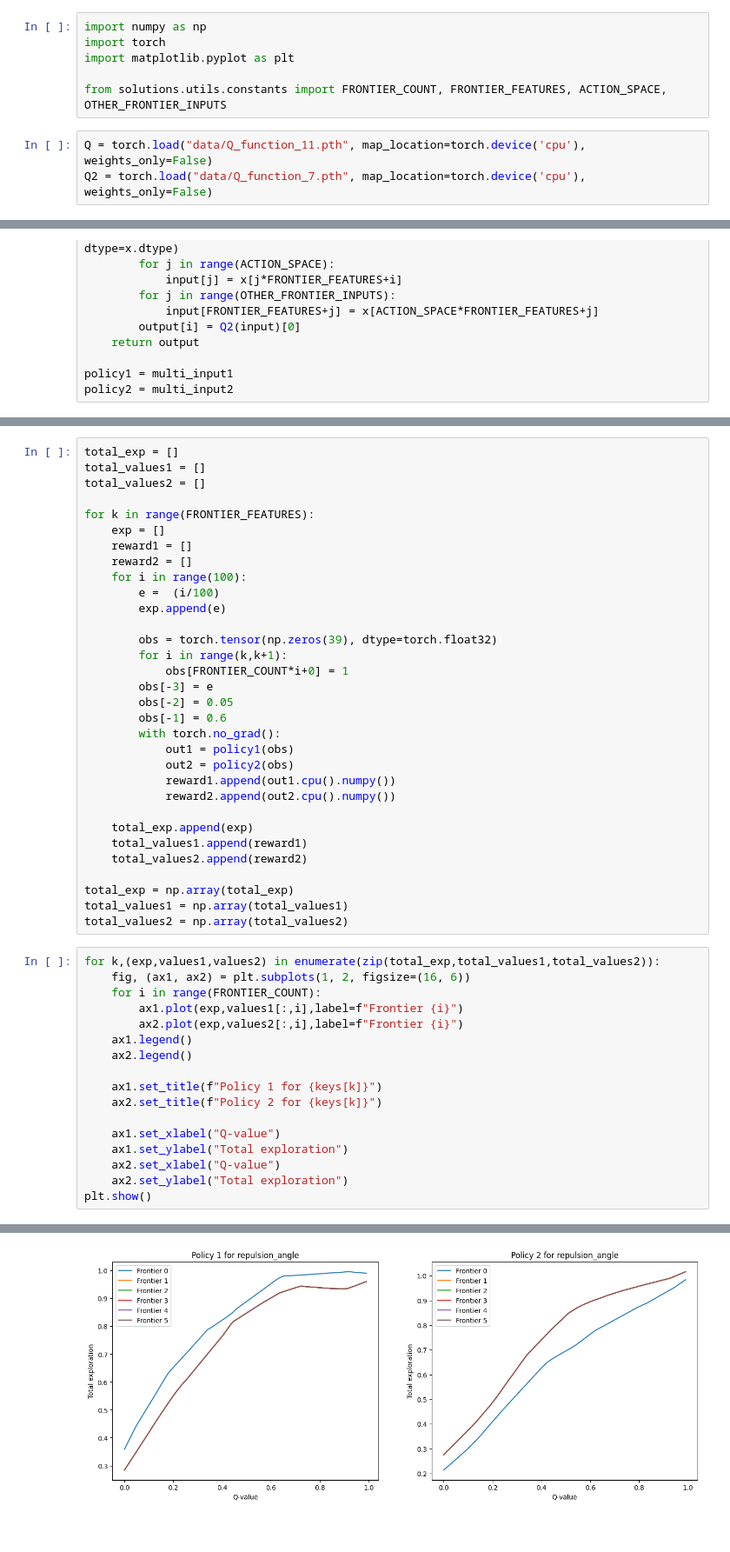
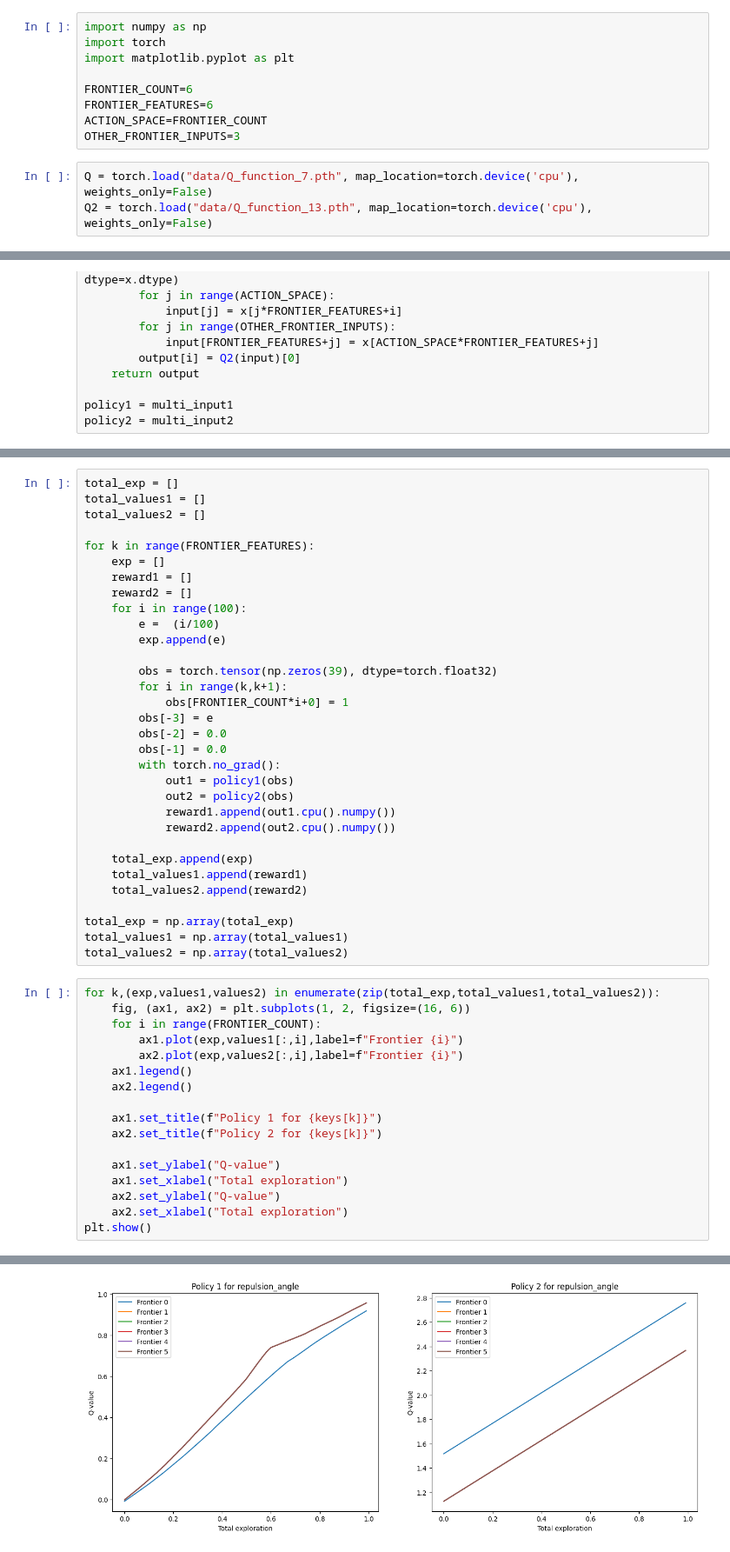
Before and after one commit to Etyl/swarm-rescue, a Jupyter notebook: rl/function_vis.ipynb, the cells around one changed output, grey strips where cells are left out. Shown at 87% size. Drawn from its saved outputs; the diff is of its cells as text.

```diff
--- a/rl/function_vis.ipynb
+++ b/rl/function_vis.ipynb
@@ -3,10 +3,13 @@ import numpy as np
 import torch
 import matplotlib.pyplot as plt
 
-from solutions.utils.constants import FRONTIER_COUNT, FRONTIER_FEATURES, ACTION_SPACE, OTHER_FRONTIER_INPUTS
+FRONTIER_COUNT=6
+FRONTIER_FEATURES=6
+ACTION_SPACE=FRONTIER_COUNT
+OTHER_FRONTIER_INPUTS=3
 # %%
-Q = torch.load("data/Q_function_11.pth", map_location=torch.device('cpu'), weights_only=False)
-Q2 = torch.load("data/Q_function_7.pth", map_location=torch.device('cpu'), weights_only=False)
+Q = torch.load("data/Q_function_7.pth", map_location=torch.device('cpu'), weights_only=False)
+Q2 = torch.load("data/Q_function_13.pth", map_location=torch.device('cpu'), weights_only=False)
 # %%
 keys = [
     'size',
@@ -80,8 +83,8 @@ for k in range(FRONTIER_FEATURES):
         for i in range(k,k+1):
             obs[FRONTIER_COUNT*i+0] = 1
         obs[-3] = e
-        obs[-2] = 0.05
-        obs[-1] = 0.6
+        obs[-2] = 0.0
+        obs[-1] = 0.0
         with torch.no_grad():
             out1 = policy1(obs)
             out2 = policy2(obs)
@@ -107,9 +110,9 @@ for k,(exp,values1,values2) in enumerate(zip(total_exp,total_values1,total_value
     ax1.set_title(f"Policy 1 for {keys[k]}")
     ax2.set_title(f"Policy 2 for {keys[k]}")
 
-    ax1.set_xlabel("Q-value")
-    ax1.set_ylabel("Total exploration")
-    ax2.set_xlabel("Q-value")
-    ax2.set_ylabel("Total exploration")
+    ax1.set_ylabel("Q-value")
+    ax1.set_xlabel("Total exploration")
+    ax2.set_ylabel("Q-value")
+    ax2.set_xlabel("Total exploration")
 plt.show()
 # %% [output]
@@ -120 +123 @@ plt.show()
-[figure, old version]
+[figure, new version]
```
Also changed, not shown: parts of 3 cells of this notebook, 4 other files.
